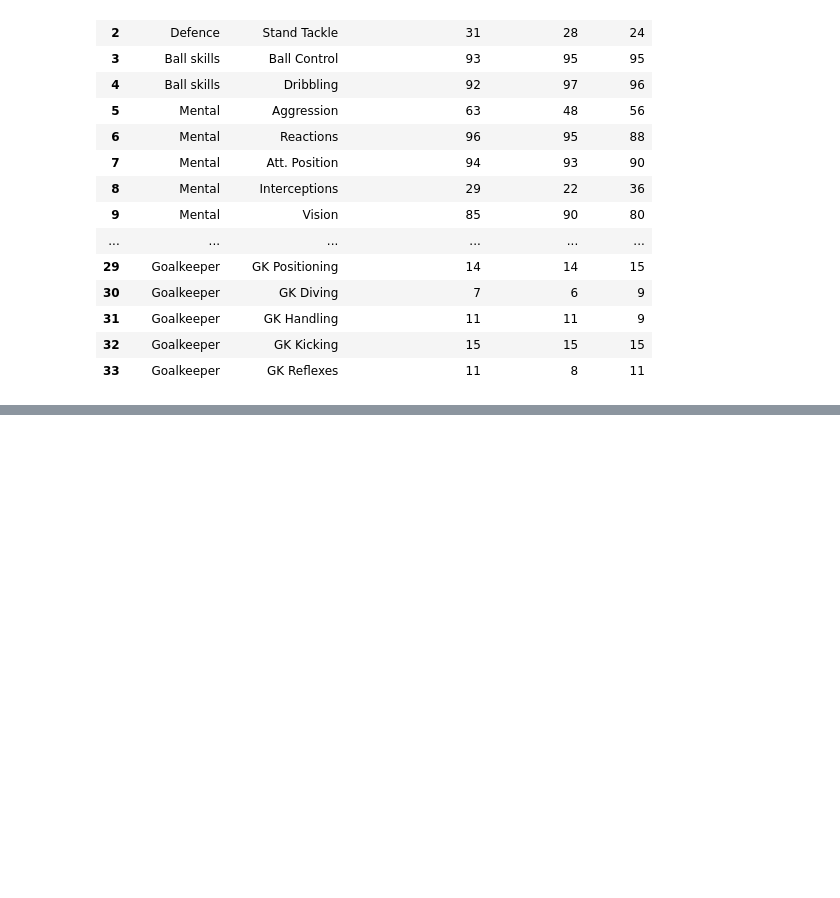
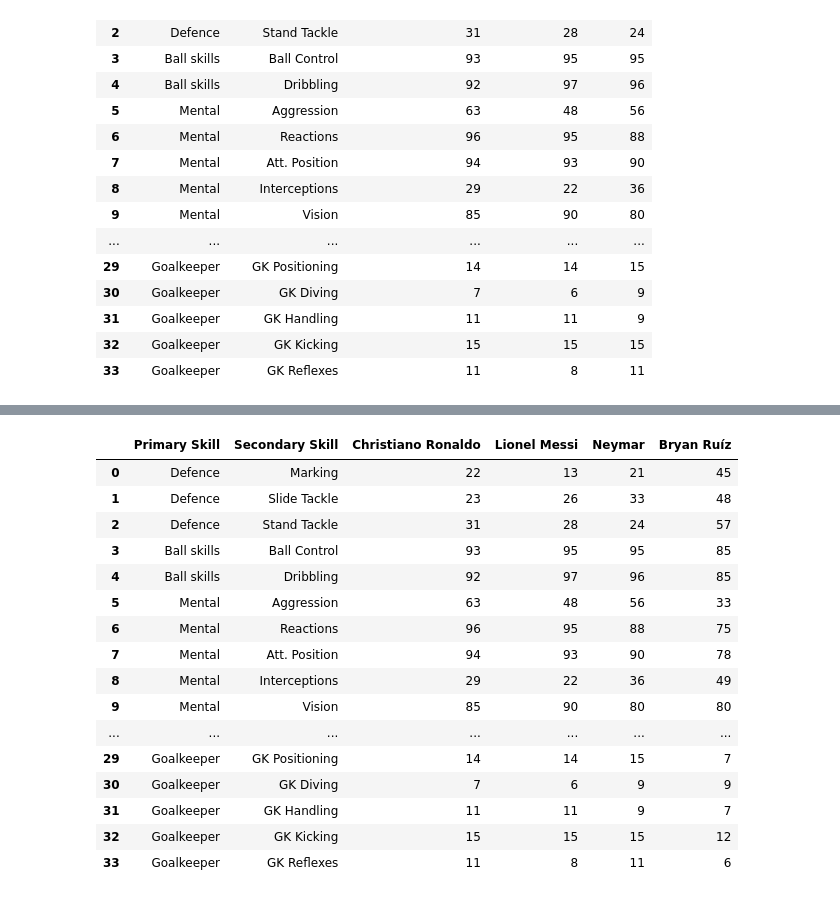
Before and after one commit to Boris94cr/Reconocimiento-de-Patrones, a Jupyter notebook: Inv-Corta-1/Inv-Corta-1.ipynb, the cells around one changed output, grey strips where cells are left out. Saved outputs shown, nothing was run; the diff lists cells and outputs as text; code cells hidden in the pictures; blank space fills up the shorter version.

Commit message:
Adding functions to merge data frames

```diff
--- a/Inv-Corta-1/Inv-Corta-1.ipynb
+++ b/Inv-Corta-1/Inv-Corta-1.ipynb
@@ -31,0 +73,3 @@ table
+# %%
+full_data_set = pandas.read_csv('FullData.csv', delimiter = ',')
+full_data_set.columns.values
@@ -31,0 +110,21 @@ table
+# %%
+bryan_ruiz = full_data_set[full_data_set.Name == 'Bryan Ruíz'][['Name', 'Ball_Control', 'Dribbling', 'Marking',
+                                                               'Sliding_Tackle', 'Standing_Tackle', 'Aggression',
+                                                               'Reactions', 'Attacking_Position', 'Interceptions',
+                                                               'Vision', 'Composure', 'Crossing', 'Short_Pass',
+                                                               'Long_Pass', 'Acceleration', 'Speed','Stamina',
+                                                               'Strength', 'Balance', 'Agility', 'Jumping',
+                                                               'Heading', 'Shot_Power', 'Finishing', 'Long_Shots',
+                                                               'Curve','Freekick_Accuracy','Penalties', 'Volleys',
+                                                               'GK_Positioning', 'GK_Diving', 'GK_Kicking',
+                                                               'GK_Handling', 'GK_Reflexes']].set_index('Name')
+bryan_ruiz.rename(columns={'Sliding_Tackle':'Slide Tackle', 'Standing_Tackle':'Stand Tackle',
+                           'Ball_Control':'Ball Control', 'Attacking_Position':'Att. Position',
+                           'Short_Pass':'Short Pass', 'Long_Pass':'Long Pass', 'Shot_Power':'Shot Power',
+                           'Long_Shots':'Long Shots', 'Freekick_Accuracy':'FK Acc.', 'Speed':'Sprint Speed',
+                           'GK_Positioning':'GK Positioning', 'GK_Diving':'GK Diving', 'GK_Kicking':'GK Kicking',
+                           'GK_Handling':'GK Handling', 'GK_Reflexes':'GK Reflexes'},
+                  inplace=True)
+bryan_ruiz = bryan_ruiz.transpose().reset_index()
+bryan_ruiz.rename(columns={'index':'Secondary Skill'},inplace=True)
+bryan_ruiz
@@ -31,0 +149,21 @@ table
+# %%
+new_table = pandas.merge(table, bryan_ruiz, on = 'Secondary Skill', suffixes = ('_x',''))
+new_table.drop(columns = 'Bryan Ruíz_x')
+# %% [output]
+|  | Primary Skill | Secondary Skill | Christiano Ronaldo | Lionel Messi | Neymar | Bryan Ruíz |
+| 0 | Defence | Marking | 22 | 13 | 21 | 45 |
+| 1 | Defence | Slide Tackle | 23 | 26 | 33 | 48 |
+| 2 | Defence | Stand Tackle | 31 | 28 | 24 | 57 |
+| 3 | Ball skills | Ball Control | 93 | 95 | 95 | 85 |
+| 4 | Ball skills | Dribbling | 92 | 97 | 96 | 85 |
+| 5 | Mental | Aggression | 63 | 48 | 56 | 33 |
+| 6 | Mental | Reactions | 96 | 95 | 88 | 75 |
+| 7 | Mental | Att. Position | 94 | 93 | 90 | 78 |
+| 8 | Mental | Interceptions | 29 | 22 | 36 | 49 |
+| 9 | Mental | Vision | 85 | 90 | 80 | 80 |
+| ... | ... | ... | ... | ... | ... | ... |
+| 29 | Goalkeeper | GK Positioning | 14 | 14 | 15 | 7 |
+| 30 | Goalkeeper | GK Diving | 7 | 6 | 9 | 9 |
+| 31 | Goalkeeper | GK Handling | 11 | 11 | 9 | 7 |
+| 32 | Goalkeeper | GK Kicking | 15 | 15 | 15 | 12 |
+| 33 | Goalkeeper | GK Reflexes | 11 | 8 | 11 | 6 |
```
Also changed, not shown: parts of 9 cells of this notebook, 1 other file.
